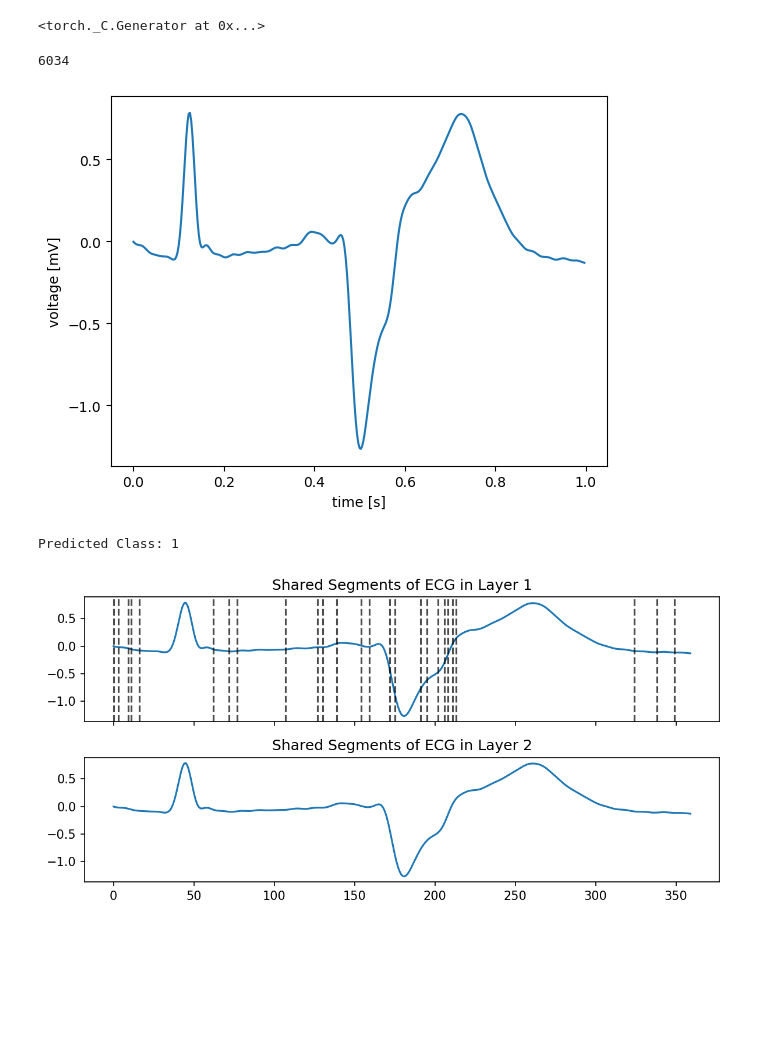
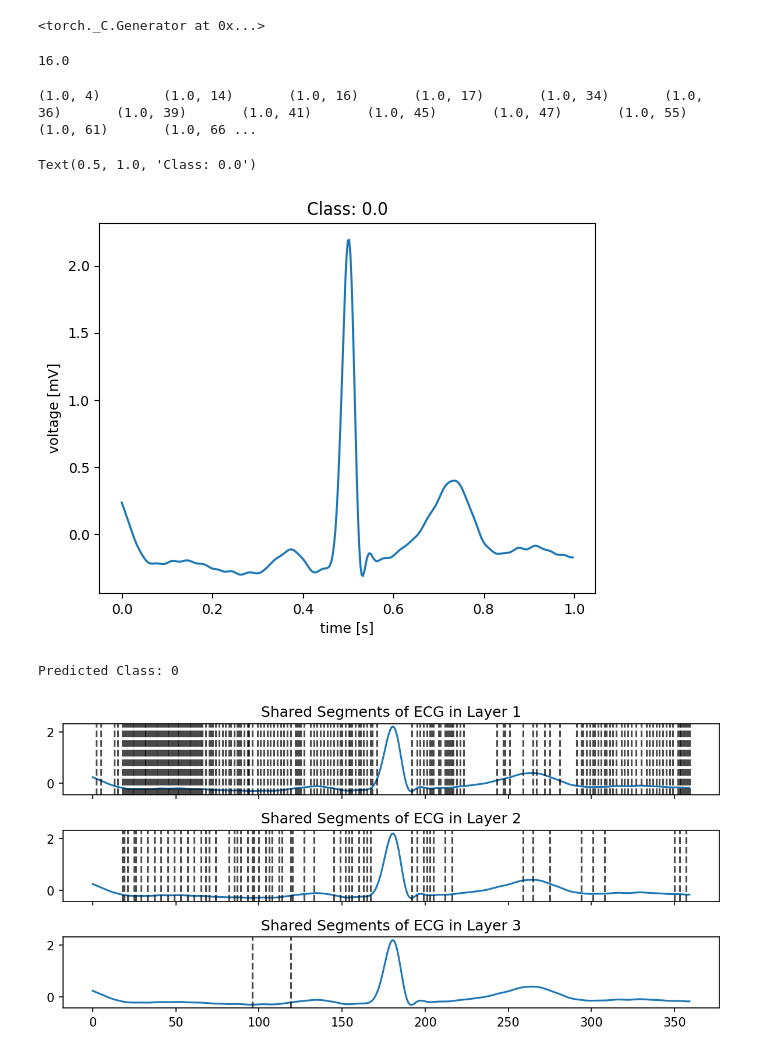
Before and after one commit to rahulpemmaraju/arrhythmia_detection, a Jupyter notebook: visualize_hsnn.ipynb, the cells around one changed output. Cells and saved outputs as stored; diff of their text form; code cells hidden in the pictures; blank space fills up the shorter version.

Commit message:
updated rsnn and rsnn large configs

```diff
--- a/visualize_hsnn.ipynb
+++ b/visualize_hsnn.ipynb
@@ -73,7 +48,0 @@ model_configs = {
-# %%
-# Get Datasets and Dataset Stats
-train_dataset, _, test_dataset = train_test_val_split(**dataset_configs)
-train_mean, train_std = get_dataset_statistics(train_dataset)
-print(len(test_dataset))
-# %% [output]
-6034
@@ -90,21 +49,49 @@ encoder = Current_Encoder(train_mean, train_std)
+# %%
+model_name = 'optimized_threelayer_hsnn_32_64_lif'
+weight_folder = '../remote_weights/model_weights'
+model_weight = 's_2_optimized_threelayer_hsnn_32_64_lif'
+with open('nested_configs/threelayer_hsnn_32_64_lif_config.yaml', 'r') as file:
+    model_configs = yaml.safe_load(file)
+
+model = create_model(model_configs)
+
+model_path = os.path.join(weight_folder, model_weight) + '.pth'
+checkpoint = torch.load(model_path, weights_only=False)
+model.load_state_dict(checkpoint['model'])
+
+val_loader = torch.utils.data.DataLoader(val_dataset, batch_size=128)
+threshold = metrics.get_threshold(model, val_loader, encoder, fix_sensitivity=True)
+print(threshold)
+# %% [output]
+16.0
+# %%
+for i in range(len(test_dataset)):
+    w, l = test_dataset.__getitem__(i)
+
+    if l[0] != 0:
+        print(f'({l[0]}, {i})', end='\t')
+# %% [output]
+(1.0, 4)        (1.0, 14)       (1.0, 16)       (1.0, 17)       (1.0, 34)       (1.0, 36)       (1.0, 39)       (1.0, 41)       (1.0, 45)       (1.0, 47)       (1.0, 55)       (1.0, 61)       (1.0, 66 ...
 # %%
-waveform, label = test_dataset.__getitem__(14)
+waveform, label = test_dataset.__getitem__(6)
 # 5 is really good normal
 # 14 is really good abnormal
 
 ts = np.arange(len(waveform)) / 360
 plt.plot(ts, waveform);
 plt.xlabel('time [s]')
 plt.ylabel('voltage [mV]');
+plt.title(f'Class: {label[0]}')
 # %% [output]
+Text(0.5, 1.0, 'Class: 0.0')
-[figure, old version]
+[figure, new version]
 # %%
 with torch.no_grad():
     waveform_for_model = encoder.encode(waveform.unsqueeze(0))
-    prediction, b_vals = model(waveform_for_model)
-    prediction = int(prediction.squeeze().item() > threshold)
+    prediction, _, b_vals  = model(waveform_for_model, logging=True)
+    prediction = int(prediction.sum(dim=(1,2)).item() > threshold)
 
 print('Predicted Class: {}'.format(prediction))
 # %% [output]
-Predicted Class: 1
+Predicted Class: 0
 # %%
@@ -114,24 +102,33 @@ b_1 = np.stack(b_1).reshape(len(b_1))
 # %%
-fig, (ax1, ax2) = plt.subplots(2, 1, sharex=True, figsize=(8, 4), gridspec_kw={'height_ratios': [3, 3]}, dpi=150)
+fig, (ax1, ax2, ax3) = plt.subplots(3, 1, sharex=True, figsize=(8, 4), gridspec_kw={'height_ratios': [3, 3, 3]}, dpi=150)
 
 x = np.arange(len(b_0))
-b_0_indeces = np.where(b_0 == 0)[0]
+b_0_indeces = np.where(b_0 == 1)[0]
 event_times = x[b_0_indeces]
 
 ax1.plot(x, waveform)
 for t in event_times:
     ax1.axvline(t, color='black', linestyle='--', alpha=0.7)
 
-b_1_indeces = np.where(b_1 == 0)[0]
+b_1_indeces = np.where(b_1 == 1)[0]
 event_times = x[b_1_indeces]
 
 ax2.plot(x, waveform)
 for t in event_times:
     ax2.axvline(t, color='black', linestyle='--', alpha=0.7)
 
+b_2_indeces = np.where(b_2 == 1)[0]
+event_times = x[b_2_indeces]
+
+ax3.plot(x, waveform)
+for t in event_times:
+    ax3.axvline(t, color='black', linestyle='--', alpha=0.7)
+
+
 ax1.set_title('Shared Segments of ECG in Layer 1')
 ax2.set_title('Shared Segments of ECG in Layer 2')
+ax3.set_title('Shared Segments of ECG in Layer 3')
 
 fig.tight_layout()
 # %% [output]
-[figure, old version]
+[figure, new version]
```
Also changed, not shown: parts of 9 cells of this notebook.
